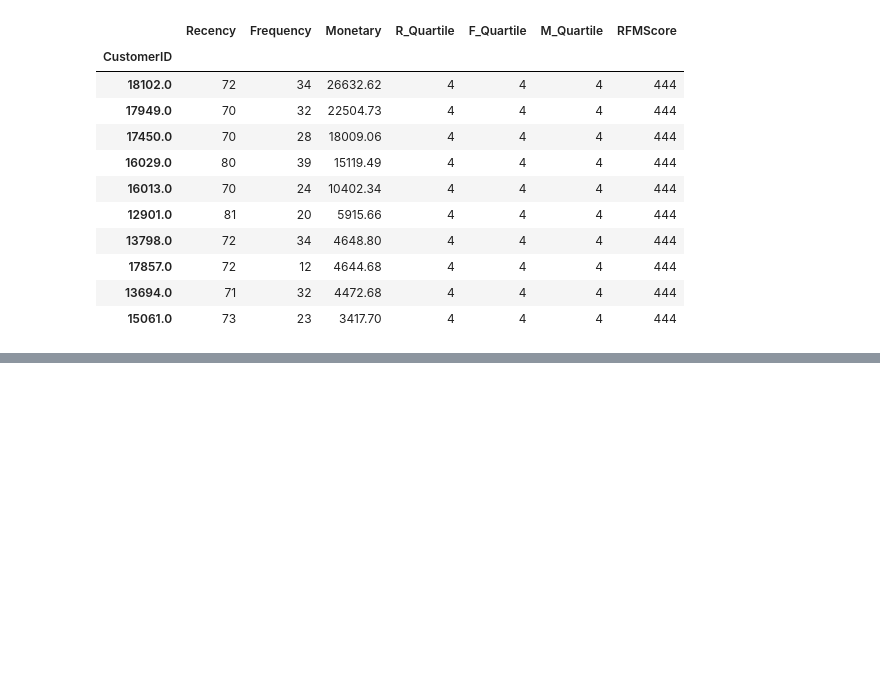
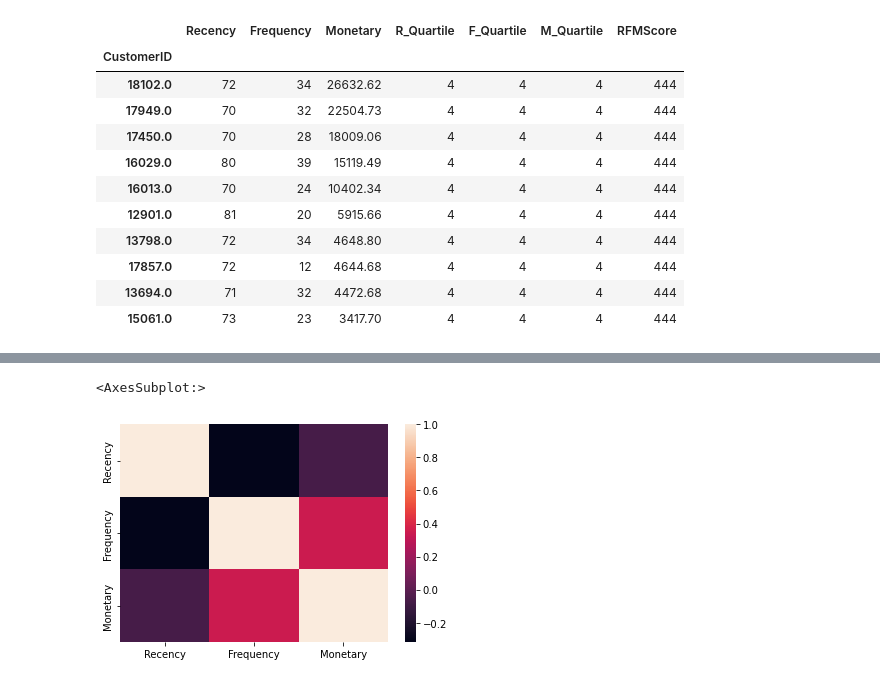
Before and after one commit to iam-ajitkumartoppo/customer_segmentation, a Jupyter notebook: Customer segmentation.ipynb, the cells around one changed output, grey strips where cells are left out. Cells and saved outputs as stored; diff of their text form; code cells hidden in the pictures; blank space fills up the shorter version.

```diff
--- a/Customer segmentation.ipynb
+++ b/Customer segmentation.ipynb
@@ -429,0 +466,2 @@ rfm_segmentation[rfm_segmentation['RFMScore']=='444'].sort_values('Monetary', as
+# %%
+df = df_rfm.drop(['R_Quartile','F_Quartile','M_Quartile','RFMScore'], axis = 1)
@@ -429,0 +485,5 @@ rfm_segmentation[rfm_segmentation['RFMScore']=='444'].sort_values('Monetary', as
+# %%
+sns.heatmap(df.corr())
+# %% [output]
+<AxesSubplot:>
+[figure, added]
```
Also changed, not shown: parts of 25 cells of this notebook.
